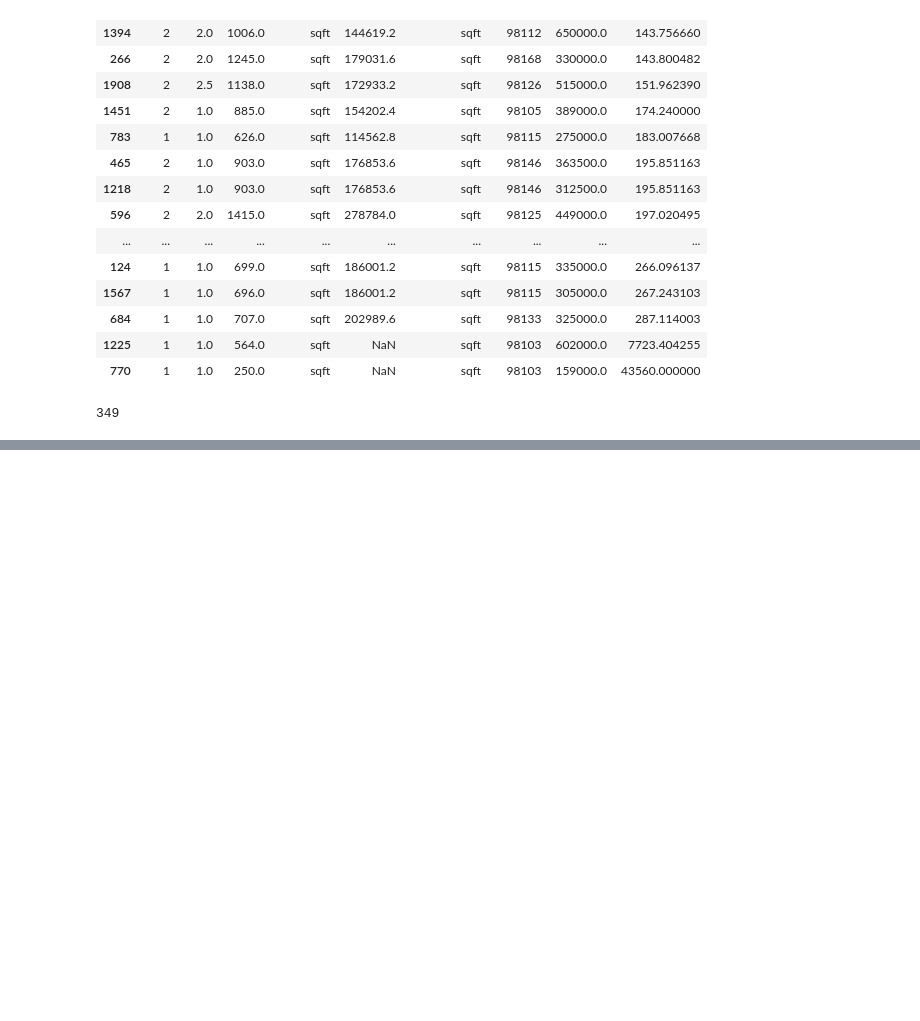
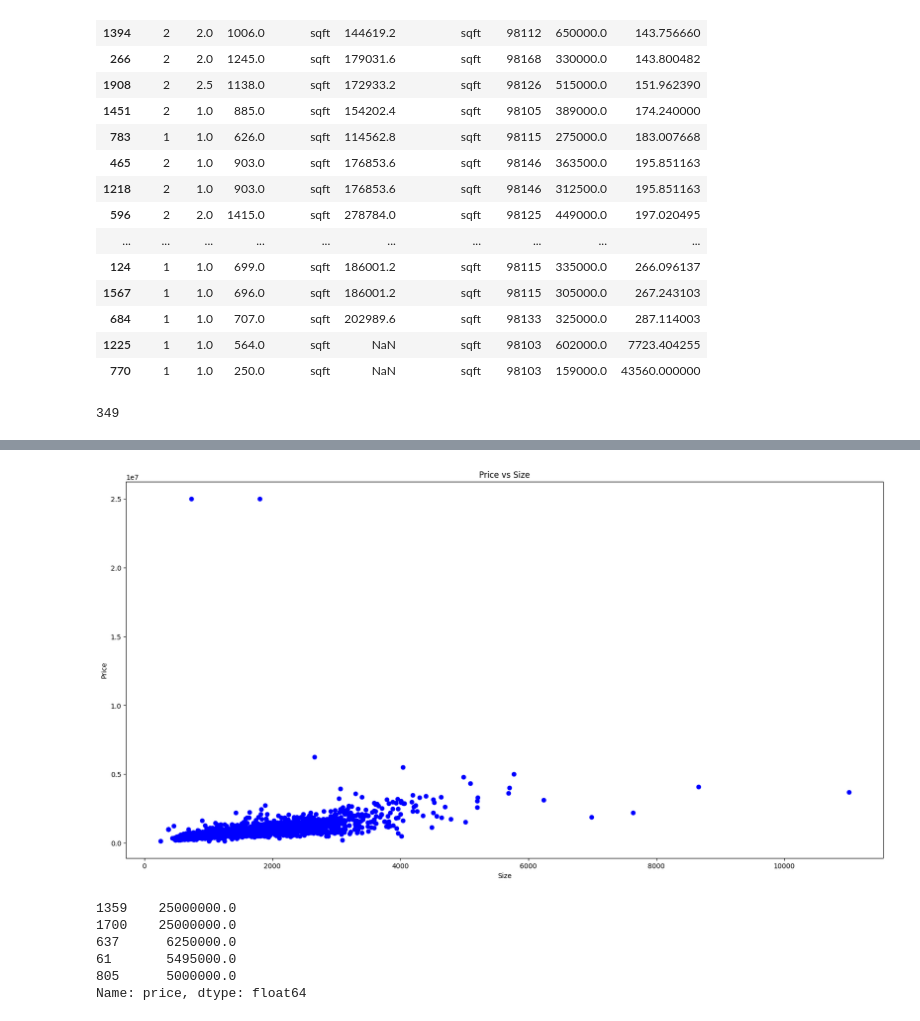
Before and after one commit to MedCoder001/Seattle_Home_Prices_Prediction, a Jupyter notebook: Seattle_Home_Prices_Prediction.ipynb, the cells around one changed output, grey strips where cells are left out. Cells and saved outputs as stored; diff of their text form; code cells hidden in the pictures; blank space fills up the shorter version.

```diff
--- a/Seattle_Home_Prices_Prediction.ipynb
+++ b/Seattle_Home_Prices_Prediction.ipynb
@@ -260,0 +344,18 @@ df_train['lot_size'].isnull().sum()
+# %%
+plt.scatter(df_train1['size'], df_train1['price'], color='blue')
+plt.title('Price vs Size')
+plt.xlabel('Size')
+plt.ylabel('Price')
+plt.show()
+# %% [output]
+[figure, added]
+# %%
+# Checking the two outliers in the price column
+df_train1['price'].sort_values(ascending=False).head()
+# %% [output]
+1359    25000000.0
+1700    25000000.0
+637      6250000.0
+61       5495000.0
+805      5000000.0
+Name: price, dtype: float64
```
Also changed, not shown: parts of 18 cells of this notebook.
